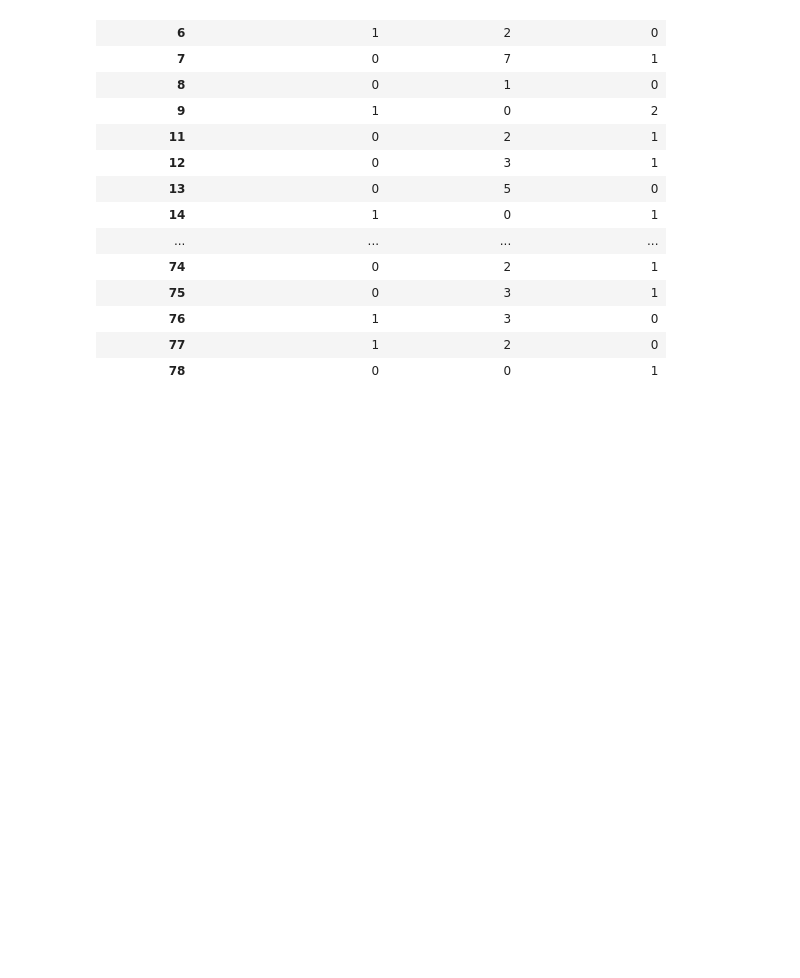
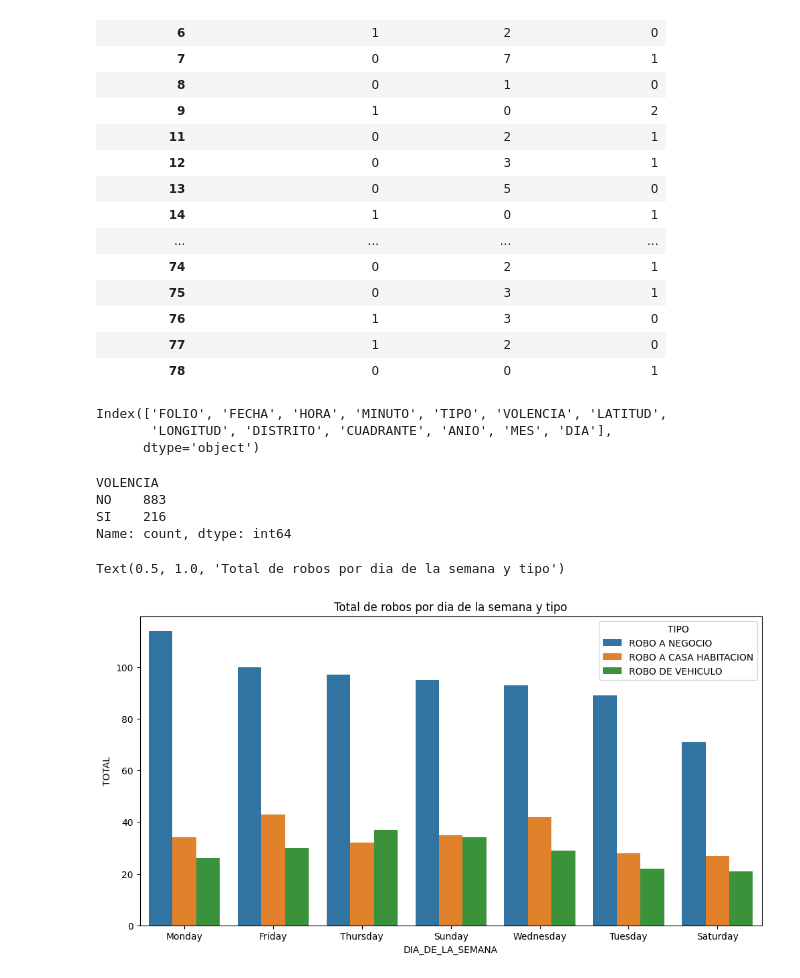
Before and after one commit to CLA-TI3001C-AD2025-G100/A01563230-EDA, a Jupyter notebook: Iteracion1.ipynb, the cells around one changed output. Cells and saved outputs as stored; diff of their text form; code cells hidden in the pictures; blank space fills up the shorter version.

```diff
--- a/Iteracion1.ipynb
+++ b/Iteracion1.ipynb
@@ -238,3 +238,29 @@ df[df['VOLENCIA'] == 'SI'].groupby(['CUADRANTE', 'TIPO']).size().unstack(fill_va
 | 76 | 1 | 3 | 0 |
 | 77 | 1 | 2 | 0 |
 | 78 | 0 | 0 | 1 |
+# %%
+# Checar los nombres de las columnas
+df.columns
+# %% [output]
+Index(['FOLIO', 'FECHA', 'HORA', 'MINUTO', 'TIPO', 'VOLENCIA', 'LATITUD',
+       'LONGITUD', 'DISTRITO', 'CUADRANTE', 'ANIO', 'MES', 'DIA'],
+      dtype='object')
+# %%
+# Checar en la columna VIOLENCIA cuantos hay con valor "SI" y cuantos con valor "NO"
+df['VOLENCIA'].value_counts()
+# %% [output]
+VOLENCIA
+NO    883
+SI    216
+Name: count, dtype: int64
+# %%
+# Crear una columna DIA DE LA SEMANA a partir de la columna FECHA
+df['DIA_DE_LA_SEMANA'] = df['FECHA'].dt.day_name()
+# %%
+# Agrupar DIA DE LA SEMANA y TIPO y contamos el total de registros y graficamos un barplot
+plt.figure(figsize=(12,6))
+sns.barplot(data=df.groupby(['DIA_DE_LA_SEMANA', 'TIPO']).size().reset_index(name='TOTAL').sort_values(by='TOTAL', ascending=False), x='DIA_DE_LA_SEMANA', y='TOTAL', hue='TIPO')
+plt.title('Total de robos por dia de la semana y tipo')
+# %% [output]
+Text(0.5, 1.0, 'Total de robos por dia de la semana y tipo')
+[figure, added]
```
Also changed, not shown: parts of 8 cells of this notebook.
